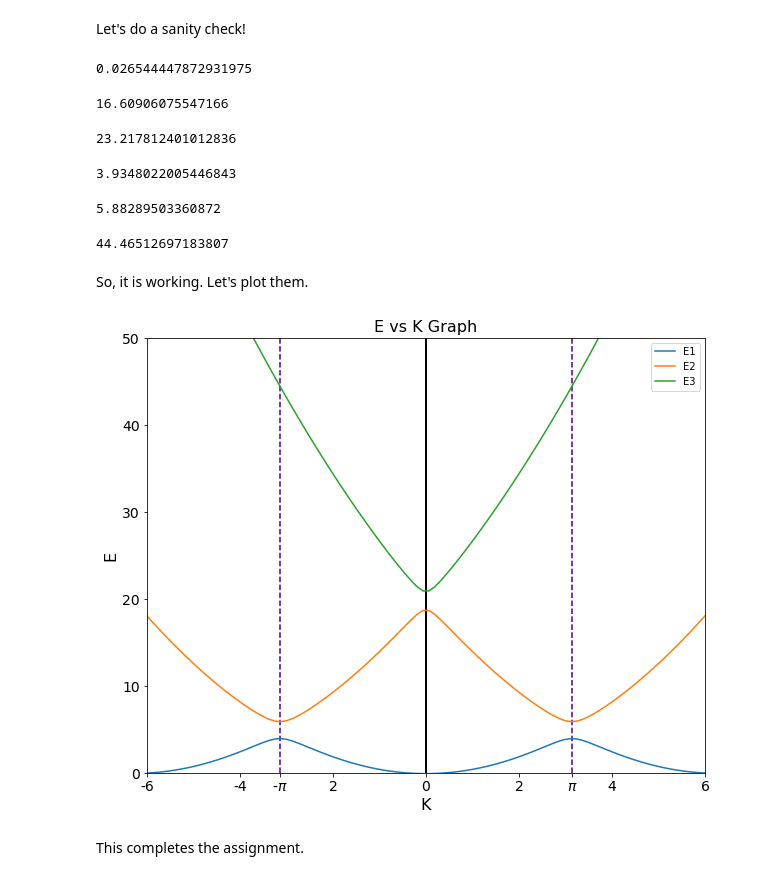
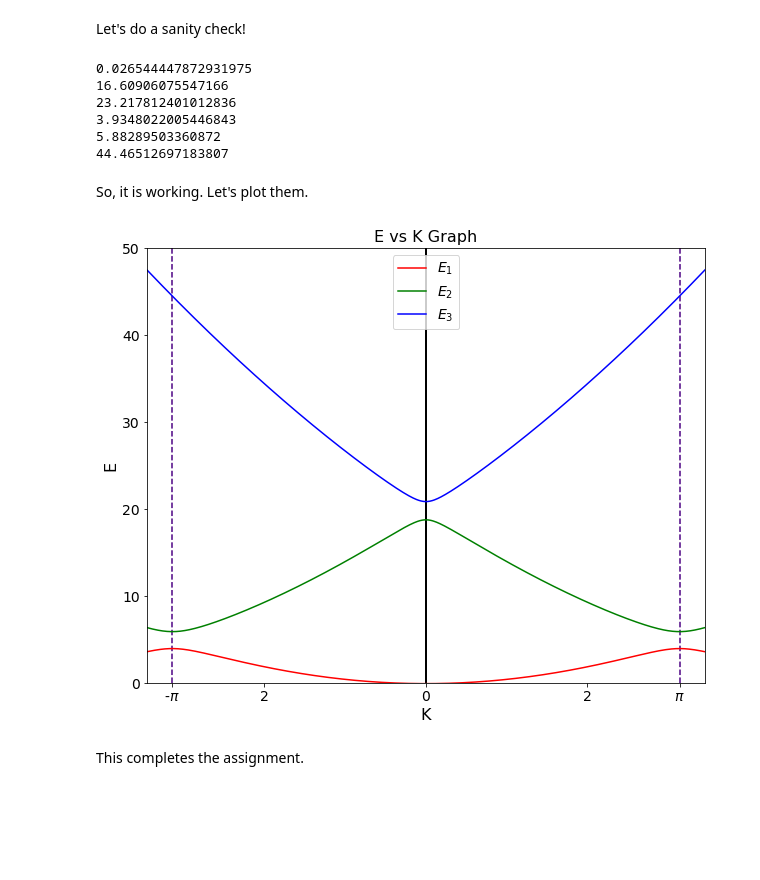
Before and after one commit to Hari31416/Academic, a Jupyter notebook: Codes/Assignment1/Assignment1_Final.ipynb, the cells around one changed output. Drawn from its saved outputs; the diff is of its cells as text; code cells hidden in the pictures; blank space fills up the shorter version.

```diff
--- a/Codes/Assignment1/Assignment1_Final.ipynb
+++ b/Codes/Assignment1/Assignment1_Final.ipynb
@@ -118,20 +118,21 @@ Final step is evaluating the energy of the system by substituting the values of
 # %%
 def substitute(E, K, **kwargs):
     """
-    Takes one value of E and returns numerical value of E after making all the substitutions and
-    for a specific K value
+    Takes the symbolical value of E and returns numerical value of E after making
+    all the substitutions and for a specific K value.
     """
     #Substituing E0
     E_num = E.subs(E0, give_energy(K=K, **kwargs))
-    #Substituing Ep which is nothing but E0 with K= K + G and as G = 2*pi, so K = K + 2*pi/a
-    #We'll be Using a=1 for simplicity
+    #Substituing Ep which is nothing but E0 with K= K + G and as G = 2*pi, so
+    #K = K + 2*pi/a. We'll be Using a=1 for simplicity
     E_num = E_num.subs(Ep, give_energy(K=K+2*np.pi, **kwargs))
-    #Substituing Em which is nothing but E0 with K= K - G and as G = 2*pi, so K = K - 2*pi
-    #Again, we'll be Using a=1 for simplicity
+    #Substituing Em which is nothing but E0 with K= K - G and as G = 2*pi, so
+    #K = K - 2*pi. Again, we'll be Using a=1 for simplicity
     E_num = E_num.subs(Em, give_energy(K=K-2*np.pi, **kwargs))
     E_num = E_num.evalf()
-    #Sometimes, we are getting a complex number, with very small imaginary part(ususally < 1e-15)
-    #because of the precision of the computer. So, we are removing the imaginary part.
+    #Sometimes, we are getting a complex number, with very small imaginary part,
+    #order of magnitute about 1e-15 because of the precision of the computer.
+    #So, we are removing the imaginary part using the line below
     E_num = E_num.subs(I, 0)
     return E_num
 
@@ -140,24 +141,24 @@ substitute = np.vectorize(substitute)
 # %% [markdown]
 Let's do a sanity check!
 # %%
-display(float(substitute(E1, 0.5)))
-display(float(substitute(E2, 0.5)))
-display(float(substitute(E3, 0.5)))
-display(float(substitute(E1, np.pi)))
-display(float(substitute(E2, np.pi)))
-display(float(substitute(E3, np.pi)))
+print(float(substitute(E1, 0.5)))
+print(float(substitute(E2, 0.5)))
+print(float(substitute(E3, 0.5)))
+print(float(substitute(E1, np.pi)))
+print(float(substitute(E2, np.pi)))
+print(float(substitute(E3, np.pi)))
 # %% [output]
 0.026544447872931975
+16.60906075547166
+23.217812401012836
+3.9348022005446843
+5.88289503360872
+44.46512697183807
-16.60906075547166
-23.217812401012836
-3.9348022005446843
-5.88289503360872
-44.46512697183807
 # %% [markdown]
 So, it is working. Let's plot them.
 # %%
 #Defining K values
-K = np.linspace(-2*np.pi, 2*np.pi, 100)
+K = np.linspace(-1.1*np.pi, 1.1*np.pi, 500)
 
 #Getting the values of energies
 Ev1 = substitute(E1, K)
@@ -166,39 +167,39 @@ Ev3 = substitute(E3, K)
 # %%
 %matplotlib inline
 
 #Setting Figure Size
 plt.figure(figsize=(10,8))
 
 #Plotting the three energies
-plt.plot(K, Ev1, label='E1')
-plt.plot(K, Ev2, label='E2')
-plt.plot(K, Ev3, label='E3')
+plt.plot(K, Ev1, 'r', label='$E_1$')
+plt.plot(K, Ev2, 'g', label='$E_2$')
+plt.plot(K, Ev3, 'b', label='$E_3$')
 
 #Making three vertical lines, one for x=0, ie. y-axis
 #and two for x=pi, and x= -pi
 
 plt.vlines(0,0,85, color='black', linewidth=2)
 plt.vlines(np.pi,0,85, color='indigo', linestyle='dashed')
 plt.vlines(-np.pi,0,85, color='indigo', linestyle='dashed')
 
 #Setting the x and y labels and title
 plt.xlabel('K', fontsize=16)
 plt.ylabel('E', fontsize=16)
 plt.title('E vs K Graph', fontsize=16)
 
 #Setting the xlimit and ylimit
-plt.xlim(-6,6)
+plt.xlim(-1.1*np.pi,1.1*np.pi)
 plt.ylim(0,50)
 
 #Modifying the xticks and making the ticks larger
-plt.xticks([-6,-4, -np.pi,-2, 0, 2, np.pi, 4,6],
-     ['-6','-4','-$\pi$','2','0', '2', '$\pi$' ,'4','6'],
+plt.xticks([-np.pi,-2, 0, 2, np.pi],
+     ['-$\pi$','2','0', '2', '$\pi$'],
      fontsize=14)
 plt.yticks(fontsize=14)
 
 #Placing the legends
-plt.legend();
+plt.legend(loc='upper center',fontsize=14);
 # %% [output]
-[figure, old version]
+[figure, new version]
 # %% [markdown]
 This completes the assignment.
```
Also changed, not shown: 10 other files.
